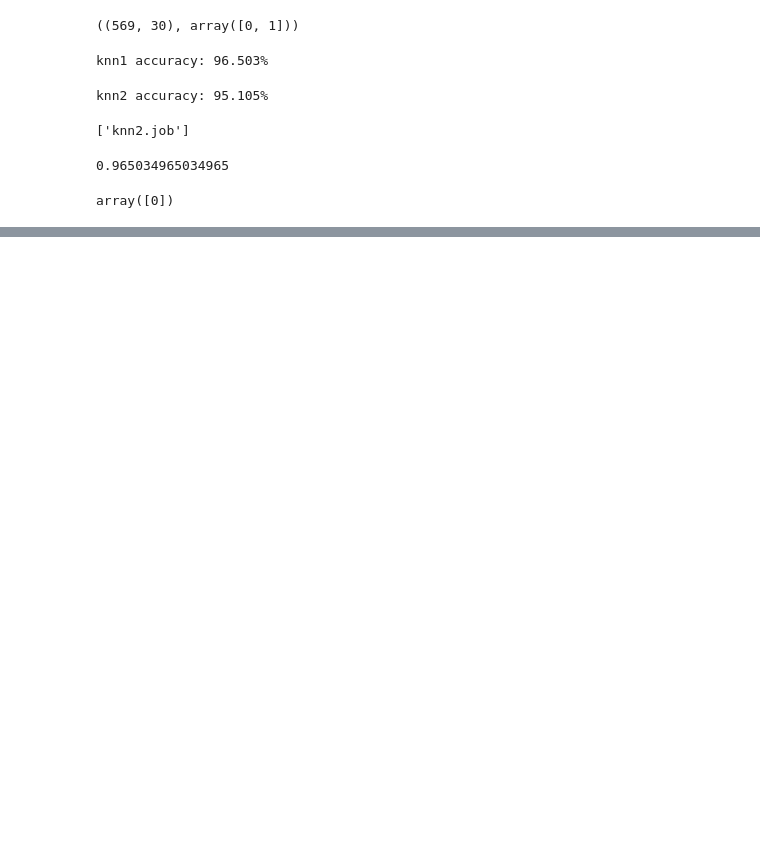
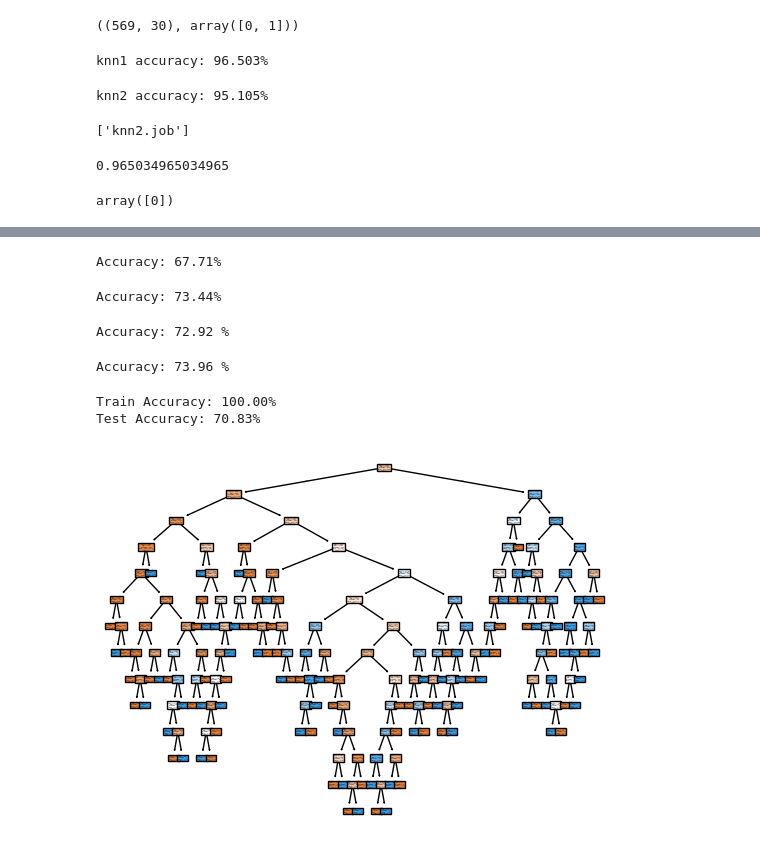
Before and after one commit to wooihaw/mlpy_aug2024, a Jupyter notebook: day2.ipynb, the cells around one changed output, grey strips where cells are left out. Cells and saved outputs as stored; diff of their text form; code cells hidden in the pictures; blank space fills up the shorter version.

```diff
--- a/day2.ipynb
+++ b/day2.ipynb
@@ -243,0 +302,68 @@ array([0])
+# %%
+from sklearn.preprocessing import MinMaxScaler
+scl = MinMaxScaler()
+Xs_train = scl.fit_transform(X_train)
+Xs_test = scl.transform(X_test)
+
+knn2 = KNeighborsClassifier().fit(Xs_train, y_train)
+print(f'Accuracy: {knn2.score(Xs_test, y_test):.2%}')
+# %% [output]
+Accuracy: 67.71%
+# %%
+# %load ml25.py
+# Gaussian Naive Bayes Classification
+from pandas import read_csv
+from sklearn.model_selection import train_test_split as split
+from sklearn.naive_bayes import GaussianNB
+header = ['preg', 'plas', 'pres', 'skin', 'test', 'mass', 'pedi', 'age', 'class']
+df = read_csv('data/pima-indians-diabetes.data.csv', names=header)
+X = df.values[:,:-1]
+y = df.values[:,-1]
+X_train, X_test, y_train, y_test = split(X, y, test_size=0.25, random_state=42)
+gnb = GaussianNB().fit(X_train, y_train)
+print(f'Accuracy: {gnb.score(X_test, y_test):.2%}')
+# %% [output]
+Accuracy: 73.44%
+# %%
+# %load ml26.py
+# SVM Classification
+from pandas import read_csv
+from sklearn.model_selection import train_test_split as split
+from sklearn.svm import SVC
+header = ['preg', 'plas', 'pres', 'skin', 'test', 'mass', 'pedi', 'age', 'class']
+df = read_csv('data/pima-indians-diabetes.data.csv', names=header)
+array = df.values
+X = array[:,:-1]
+y = array[:,-1]
+X_train, X_test, y_train, y_test = split(X, y, test_size=0.25, random_state=42)
+svc = SVC().fit(X_train, y_train)
+print(f'Accuracy: {100 * svc.score(X_test, y_test):.2f} %')
+# %% [output]
+Accuracy: 72.92 %
+# %%
+svc2 = SVC().fit(Xs_train, y_train)
+print(f'Accuracy: {100 * svc2.score(Xs_test, y_test):.2f} %')
+# %% [output]
+Accuracy: 73.96 %
+# %%
+# %load ml27.py
+# Decision Tree Classification
+from pandas import read_csv
+from sklearn.model_selection import train_test_split as split
+from sklearn.tree import DecisionTreeClassifier, plot_tree
+import matplotlib.pyplot as plt
+header = ['preg', 'plas', 'pres', 'skin', 'test', 'mass', 'pedi', 'age', 'class']
+df = read_csv('data/pima-indians-diabetes.data.csv', names=header)
+array = df.values
+X = array[:,:-1]
+y = array[:,-1]
+X_train, X_test, y_train, y_test = split(X, y, test_size=0.25, random_state=42)
+dtc = DecisionTreeClassifier(random_state=42).fit(X_train, y_train)
+print(f'Train Accuracy: {dtc.score(X_train, y_train):.2%}')
+print(f'Test Accuracy: {dtc.score(X_test, y_test):.2%}')
+plot_tree(dtc, feature_names=header[:-1], class_names=['0', '1'], filled=True)
+plt.show()
+# %% [output]
+Train Accuracy: 100.00%
+Test Accuracy: 70.83%
+[figure, added]
```
Also changed, not shown: parts of 15 cells of this notebook, 1 other file.
